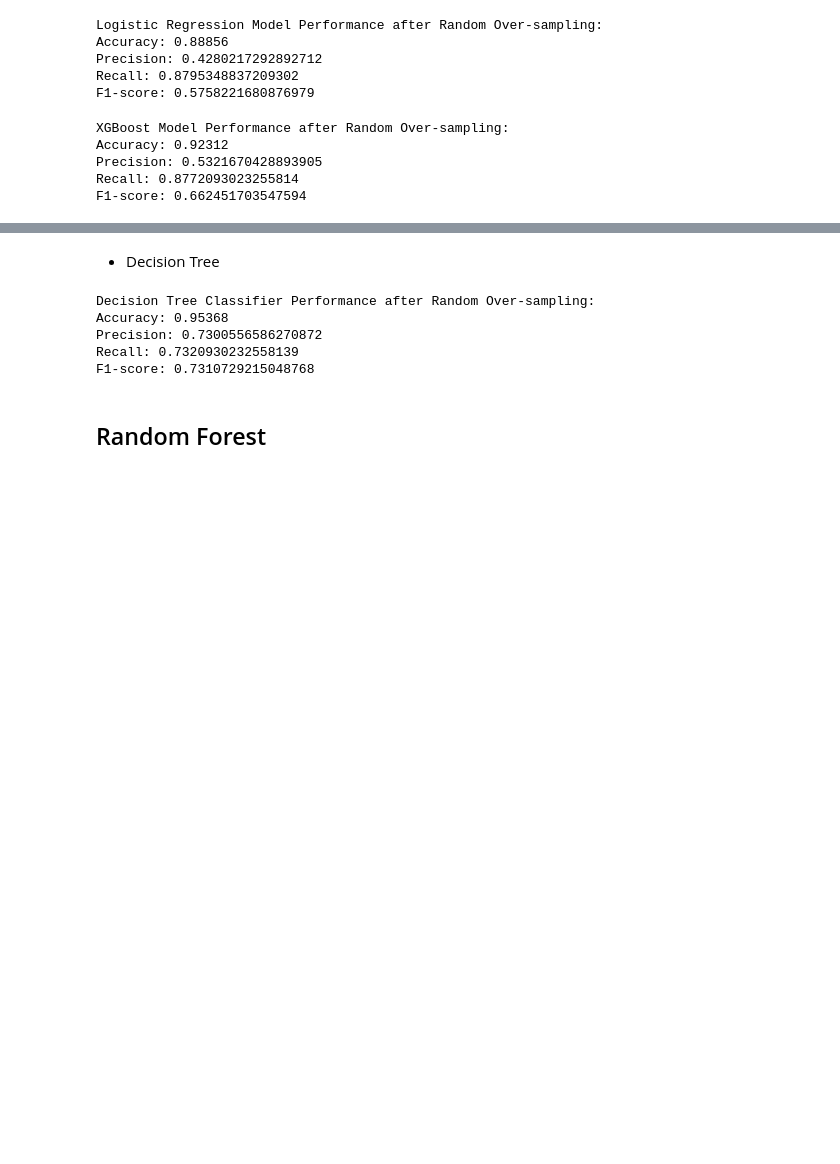
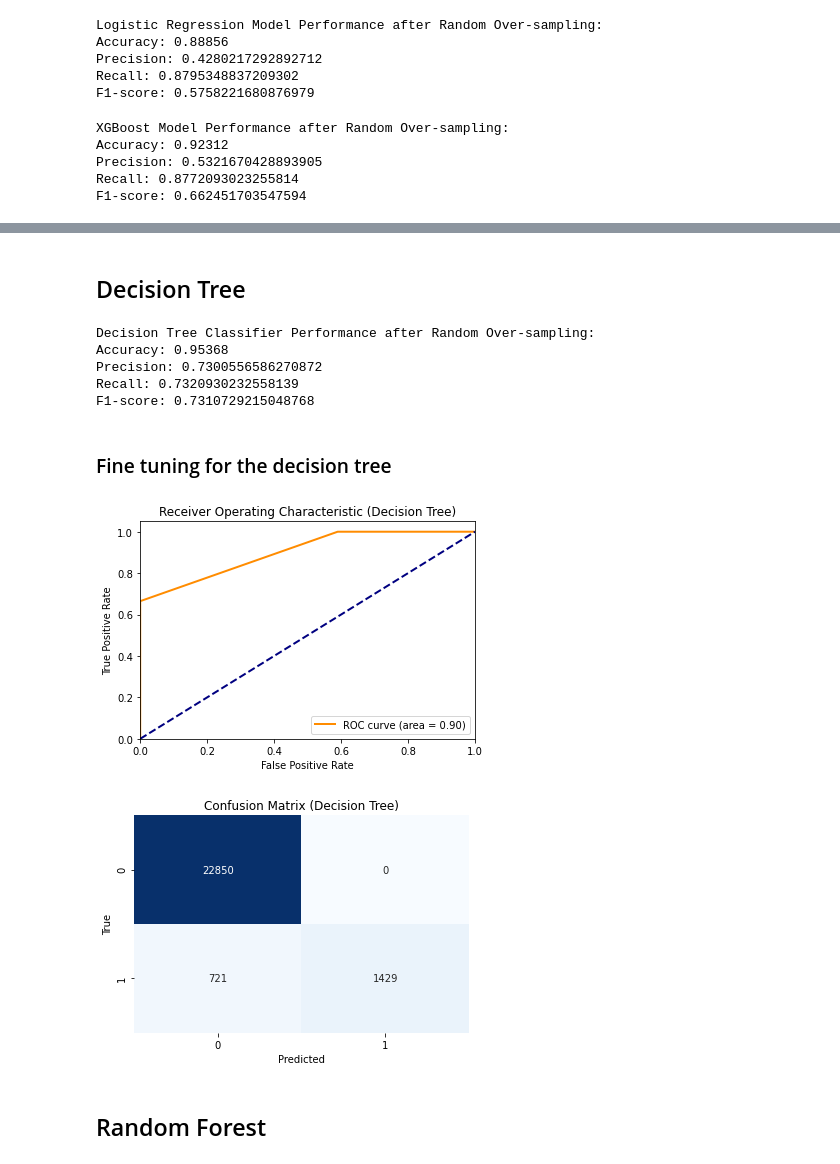
Before and after one commit to Edna722/Africantech-Hackathon, a Jupyter notebook: Diabetes Notebook 1.ipynb, the cells around one changed output, grey strips where cells are left out. Cells and saved outputs as stored; diff of their text form; code cells hidden in the pictures; blank space fills up the shorter version.

```diff
--- a/Diabetes Notebook 1.ipynb
+++ b/Diabetes Notebook 1.ipynb
@@ -729,5 +772,5 @@ F1-score: 0.662451703547594
 # %% [markdown]
-* Decision Tree
+## Decision Tree
 # %%
 from sklearn.tree import DecisionTreeClassifier
 from sklearn.metrics import accuracy_score, precision_score, recall_score, f1_score
@@ -791,6 +834,50 @@ Accuracy: 0.95368
 Precision: 0.7300556586270872
 Recall: 0.7320930232558139
 F1-score: 0.7310729215048768
+# %% [markdown]
+### Fine tuning for the decision tree
+# %%
+from sklearn.tree import DecisionTreeClassifier
+from sklearn.metrics import roc_curve, roc_auc_score, confusion_matrix
+import matplotlib.pyplot as plt
+import seaborn as sns
+
+# ... (previous code for Random Over-sampling and fine-tuning)
+
+# Create and train the final Decision Tree model with the best hyperparameters
+best_dt_model = DecisionTreeClassifier(max_depth=3, min_samples_split=2, random_state=42)
+best_dt_model.fit(X_train_resampled, y_train_resampled)
+
+# Get predicted probabilities for Decision Tree model
+y_pred_prob_dt = best_dt_model.predict_proba(X_test_scaled)[:, 1]
+
+# Calculate ROC AUC score
+roc_auc_dt = roc_auc_score(y_test, y_pred_prob_dt)
+
+# Plot ROC curve
+fpr_dt, tpr_dt, _ = roc_curve(y_test, y_pred_prob_dt)
+plt.figure()
+plt.plot(fpr_dt, tpr_dt, color='darkorange', lw=2, label='ROC curve (area = %0.2f)' % roc_auc_dt)
+plt.plot([0, 1], [0, 1], color='navy', lw=2, linestyle='--')
+plt.xlim([0.0, 1.0])
+plt.ylim([0.0, 1.05])
+plt.xlabel('False Positive Rate')
+plt.ylabel('True Positive Rate')
+plt.title('Receiver Operating Characteristic (Decision Tree)')
+plt.legend(loc="lower right")
+plt.show()
+
+# Plot confusion matrix for Decision Tree
+y_pred_dt = best_dt_model.predict(X_test_scaled)
+cm_dt = confusion_matrix(y_test, y_pred_dt)
+sns.heatmap(cm_dt, annot=True, fmt='d', cmap='Blues', cbar=False)
+plt.xlabel('Predicted')
+plt.ylabel('True')
+plt.title('Confusion Matrix (Decision Tree)')
+plt.show()
+# %% [output]
+[figure, added]
+[figure, added]
 # %% [markdown]
 ## Random Forest
 # %%
```
Also changed, not shown: parts of 8 cells of this notebook.
